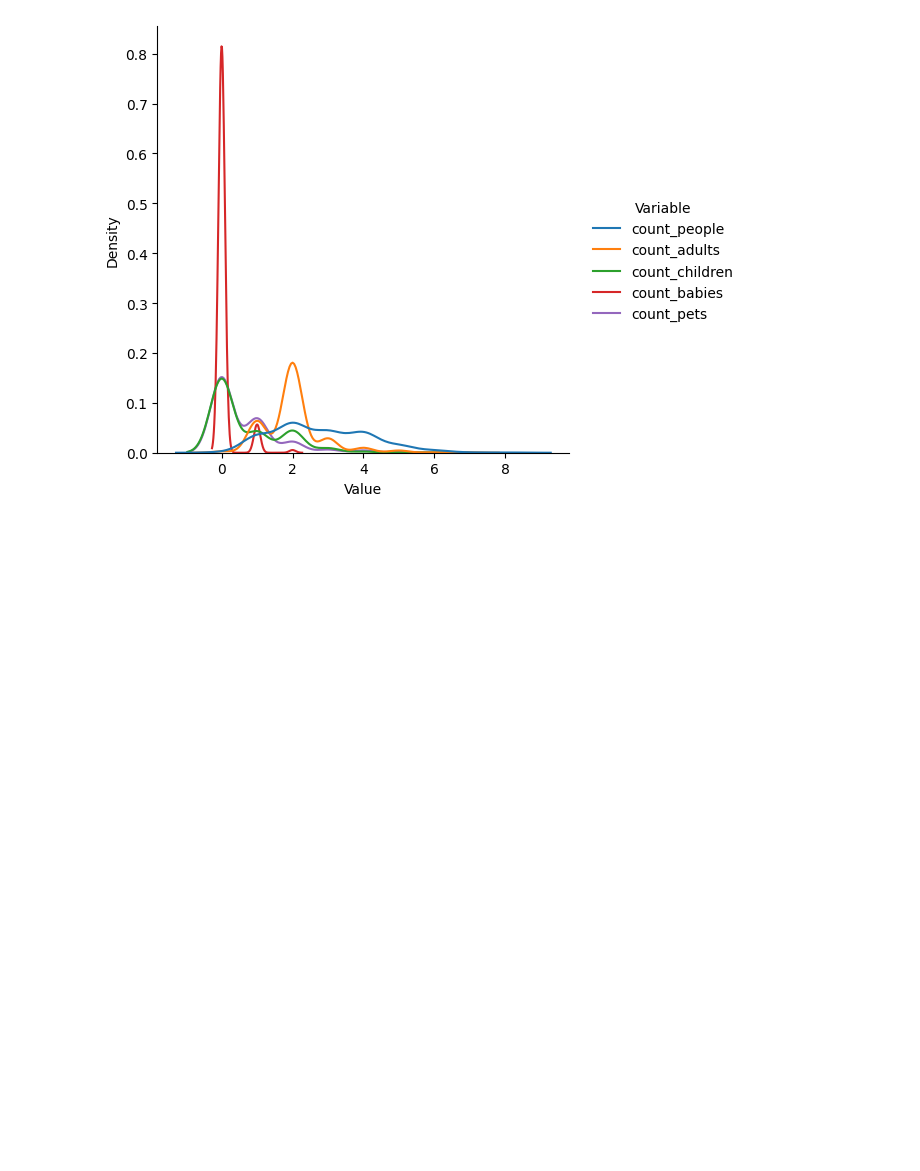
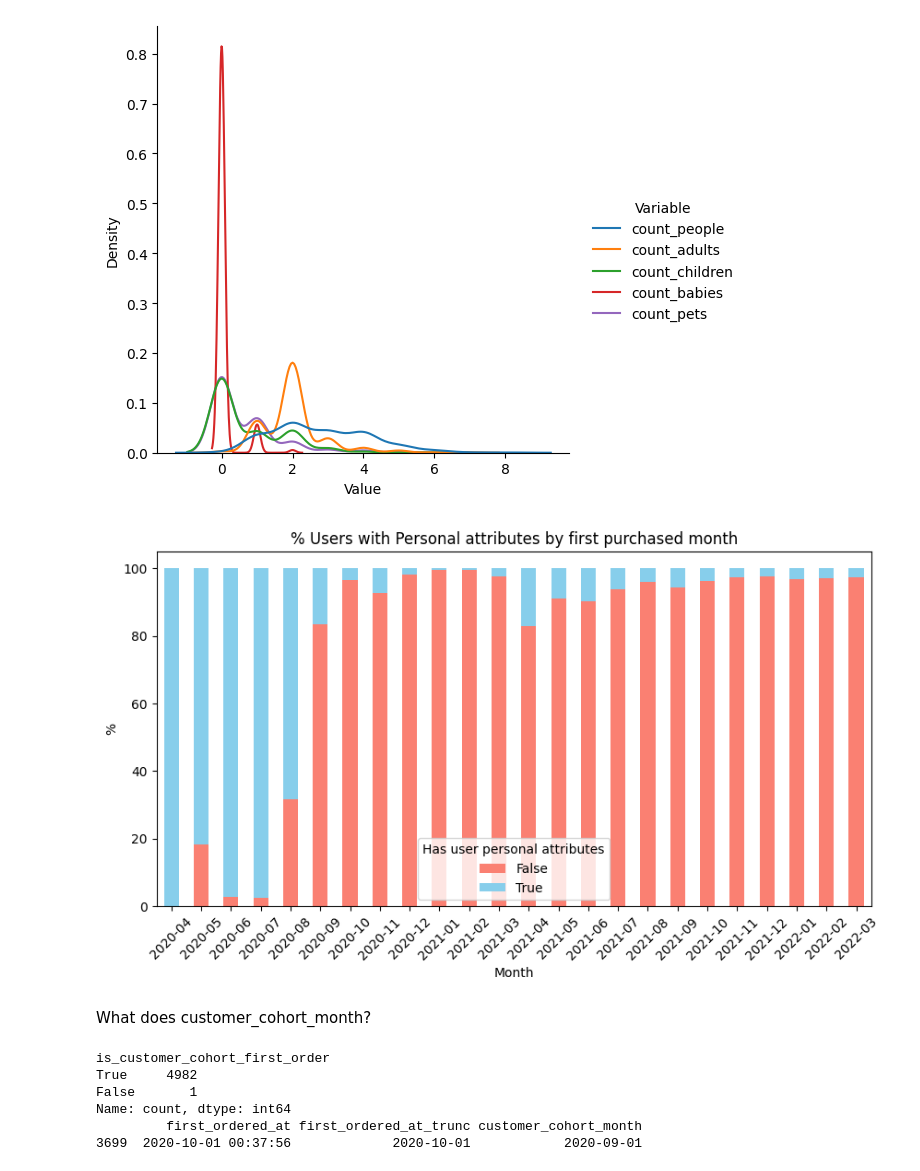
Before and after one commit to bei99/zrive-ds, a Jupyter notebook: zrive_ds/src/module_2/module_2_eda.ipynb, the cells around one changed output. Cells and saved outputs as stored; diff of their text form; code cells hidden in the pictures; blank space fills up the shorter version.

```diff
--- a/zrive_ds/src/module_2/module_2_eda.ipynb
+++ b/zrive_ds/src/module_2/module_2_eda.ipynb
@@ -325,3 +351,49 @@ Value
 7.0                  1             0               0             1           0
 8.0                  0             0               0             1           0
 [figure]
+# %%
+users['has_personal_attributes'] = np.where(users['count_people'].isnull(),False,True)
+users['year_month'] = users['first_ordered_at_trunc'].dt.to_period('M')
+
+#  Extract year-month
+
+monthly_counts = users.groupby(['year_month', 'has_personal_attributes']).size().unstack(fill_value=0)
+
+# Convert to percentage (normalize)
+monthly_percentage = monthly_counts.div(monthly_counts.sum(axis=1), axis=0) * 100
+
+# Plot
+monthly_percentage.plot(kind='bar', stacked=True, color=['salmon', 'skyblue'], figsize=(10, 5))
+
+# Customize plot
+plt.title('% Users with Personal attributes by first purchased month')
+plt.ylabel('%')
+plt.xlabel('Month')
+plt.xticks(rotation=45)
+plt.legend(['False', 'True'], title="Has user personal attributes")
+plt.show()
+# %% [output]
+[figure, added]
+# %% [markdown]
+What does customer_cohort_month?
+# %%
+#truncate first order date to month
+users['first_ordered_at_trunc'] = pd.to_datetime(users['first_ordered_at']).dt.to_period("M").dt.to_timestamp()
+
+users['customer_cohort_month'] = pd.to_datetime(users['customer_cohort_month']).dt.to_period("M").dt.to_timestamp()
+
+
+users["is_customer_cohort_first_order"] = users['first_ordered_at_trunc'] == users['customer_cohort_month']
+
+
+print(users['is_customer_cohort_first_order'].value_counts())
+
+
+print(users[["first_ordered_at","first_ordered_at_trunc","customer_cohort_month"]][users["is_customer_cohort_first_order"] == False])
+# %% [output]
+is_customer_cohort_first_order
+True     4982
+False       1
+Name: count, dtype: int64
+         first_ordered_at first_ordered_at_trunc customer_cohort_month
+3699  2020-10-01 00:37:56             2020-10-01            2020-09-01
```
Also changed, not shown: parts of 29 cells of this notebook, 3 other files.
